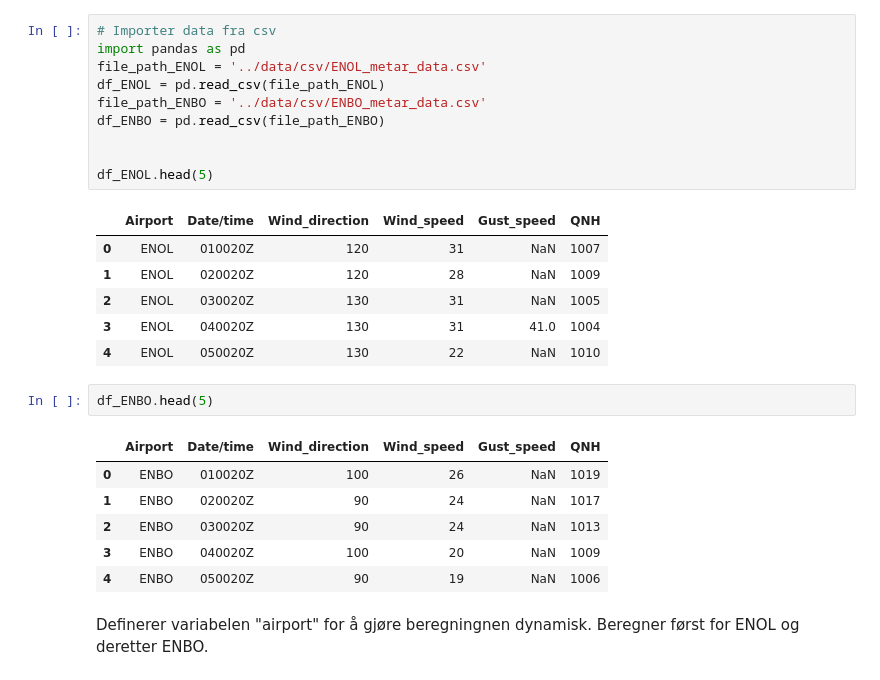
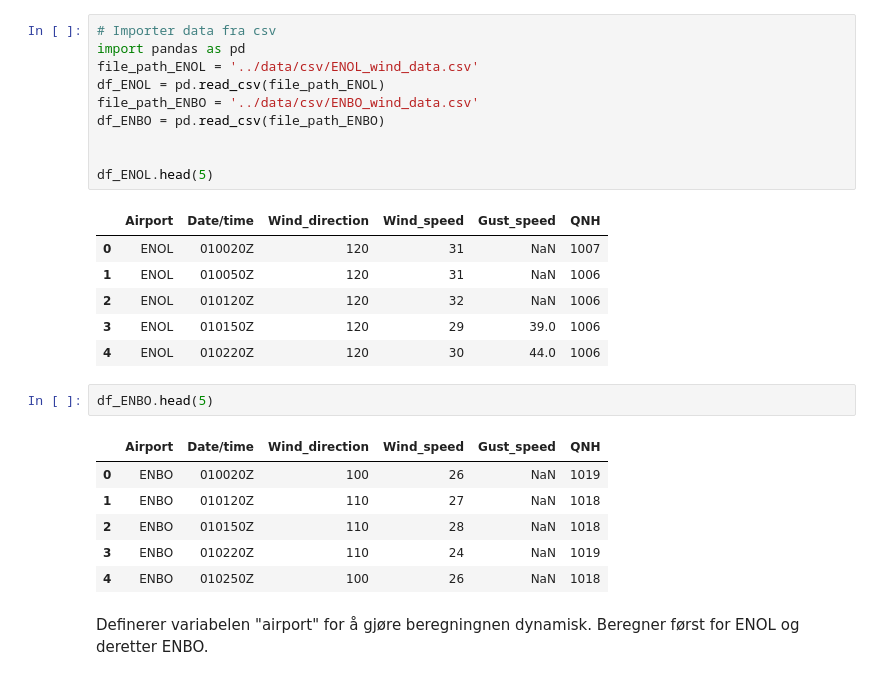
Before and after one commit to oaherrem/Prosjektgruppe55, a Jupyter notebook: proj_environment-main/notebooks/Oppgave_4.ipynb, the cells around one changed output. Saved outputs shown, nothing was run; the diff lists cells and outputs as text.

```diff
--- a/proj_environment-main/notebooks/Oppgave_4.ipynb
+++ b/proj_environment-main/notebooks/Oppgave_4.ipynb
@@ -1,29 +1,29 @@
 # %%
 # Importer data fra csv
 import pandas as pd
-file_path_ENOL = '../data/csv/ENOL_metar_data.csv'
+file_path_ENOL = '../data/csv/ENOL_wind_data.csv'
 df_ENOL = pd.read_csv(file_path_ENOL)
-file_path_ENBO = '../data/csv/ENBO_metar_data.csv'
+file_path_ENBO = '../data/csv/ENBO_wind_data.csv'
 df_ENBO = pd.read_csv(file_path_ENBO)
 
 
 df_ENOL.head(5)
 # %% [output]
 |  | Airport | Date/time | Wind_direction | Wind_speed | Gust_speed | QNH |
 | 0 | ENOL | 010020Z | 120 | 31 | NaN | 1007 |
-| 1 | ENOL | 020020Z | 120 | 28 | NaN | 1009 |
-| 2 | ENOL | 030020Z | 130 | 31 | NaN | 1005 |
-| 3 | ENOL | 040020Z | 130 | 31 | 41.0 | 1004 |
-| 4 | ENOL | 050020Z | 130 | 22 | NaN | 1010 |
+| 1 | ENOL | 010050Z | 120 | 31 | NaN | 1006 |
+| 2 | ENOL | 010120Z | 120 | 32 | NaN | 1006 |
+| 3 | ENOL | 010150Z | 120 | 29 | 39.0 | 1006 |
+| 4 | ENOL | 010220Z | 120 | 30 | 44.0 | 1006 |
 # %%
 df_ENBO.head(5)
 # %% [output]
 |  | Airport | Date/time | Wind_direction | Wind_speed | Gust_speed | QNH |
 | 0 | ENBO | 010020Z | 100 | 26 | NaN | 1019 |
-| 1 | ENBO | 020020Z | 90 | 24 | NaN | 1017 |
-| 2 | ENBO | 030020Z | 90 | 24 | NaN | 1013 |
-| 3 | ENBO | 040020Z | 100 | 20 | NaN | 1009 |
-| 4 | ENBO | 050020Z | 90 | 19 | NaN | 1006 |
+| 1 | ENBO | 010120Z | 110 | 27 | NaN | 1018 |
+| 2 | ENBO | 010150Z | 110 | 28 | NaN | 1018 |
+| 3 | ENBO | 010220Z | 110 | 24 | NaN | 1019 |
+| 4 | ENBO | 010250Z | 100 | 26 | NaN | 1018 |
 # %% [markdown]
 Definerer variabelen "airport" for å gjøre beregningnen dynamisk. Beregner først for ENOL og deretter ENBO.
 # %%
```
Also changed, not shown: parts of 12 cells of this notebook, 3 other files.
